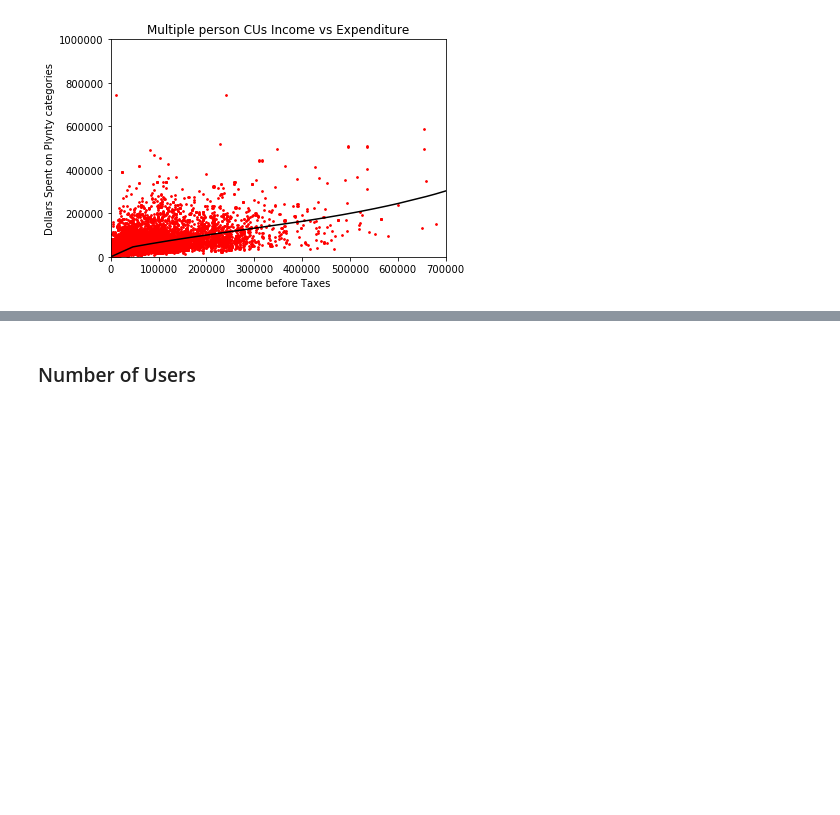
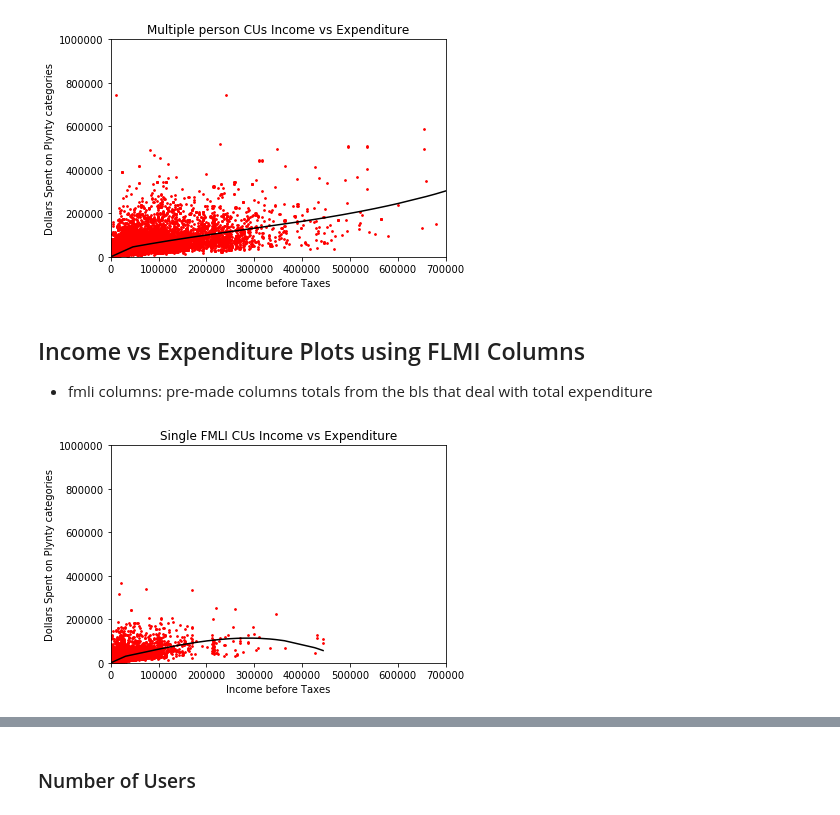
Before and after one commit to lunhuamao/BLS_Python_Analysis, a Jupyter notebook: PlyntyNotebook.ipynb, the cells around one changed output, grey strips where cells are left out. Saved outputs shown, nothing was run; the diff lists cells and outputs as text; code cells hidden in the pictures; blank space fills up the shorter version.

Commit message:
Added plots for plynty derived total expenditrue curves

```diff
--- a/PlyntyNotebook.ipynb
+++ b/PlyntyNotebook.ipynb
@@ -547,3 +547,33 @@ plt.ylim(0,1000000)
 plt.show()
 # %% [output]
 [figure]
+# %% [markdown]
+## Income vs Expenditure Plots using FLMI Columns
+- fmli columns: pre-made columns totals from the bls that deal with total expenditure
+# %%
+fmli = pd.concat([value for key,value in data.items() if 'fmli' in key.lower()], ignore_index=True)
+
+SingleFlat = set()
+for value in Single.values():
+    SingleFlat = SingleFlat.union(value)
+
+totalYearlyExpenditure = (fmli[fmli.NEWID.isin(SingleFlat)].TOTEXPCQ + fmli[fmli.NEWID.isin(SingleFlat)].TOTEXPPQ) * 4
+totalYearlyIncome = fmli[fmli.NEWID.isin(SingleFlat)].FINCBTXM
+testRegressionDF = pd.concat([totalYearlyIncome,totalYearlyExpenditure], axis=1, keys=['FINCBTXM', 'TotalExp'])
+# testRegressionDF["FINCBTXM"] = totalYearlyIncome
+# testRegressionDF["TotalExp"] = totalYearlyExpenditure
+sortedtestRegression = sorted(list(set(testRegressionDF.FINCBTXM)))
+testRegressionExamples = []
+for income in sortedtestRegression:
+    testRegressionExamples.append(income * getExpendPercent(income, testRegressionDF))
+plt.plot(sortedtestRegression, testRegressionExamples, color = "black")
+plt.scatter(totalYearlyIncome, totalYearlyExpenditure, color='r', s=3)
+# plt.plot(sortedIncomeFamilyRegression, familyIncomeRegressionExamples, color = "black")
+plt.xlabel("Income before Taxes")
+plt.ylabel("Dollars Spent on Plynty categories")
+plt.title("Single FMLI CUs Income vs Expenditure")
+plt.xlim(0,700000)
+plt.ylim(0,1000000)
+plt.show()
+# %% [output]
+[figure, added]
```
Also changed, not shown: parts of 1 cell of this notebook.
